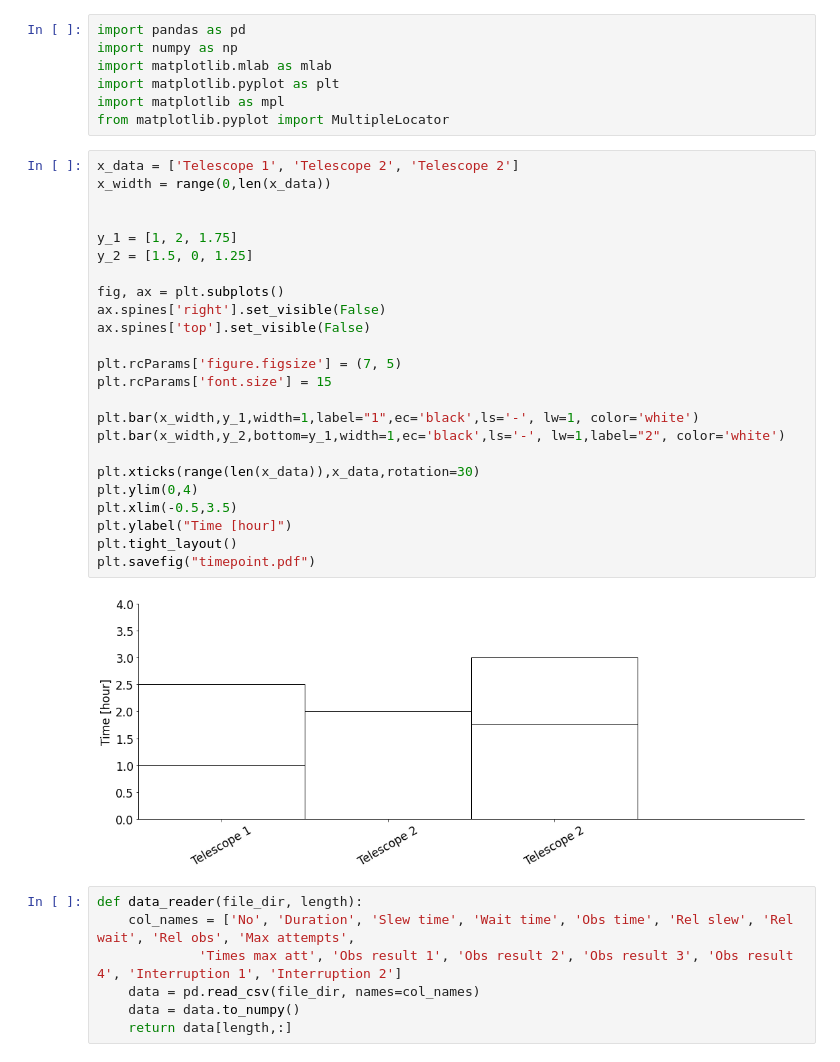
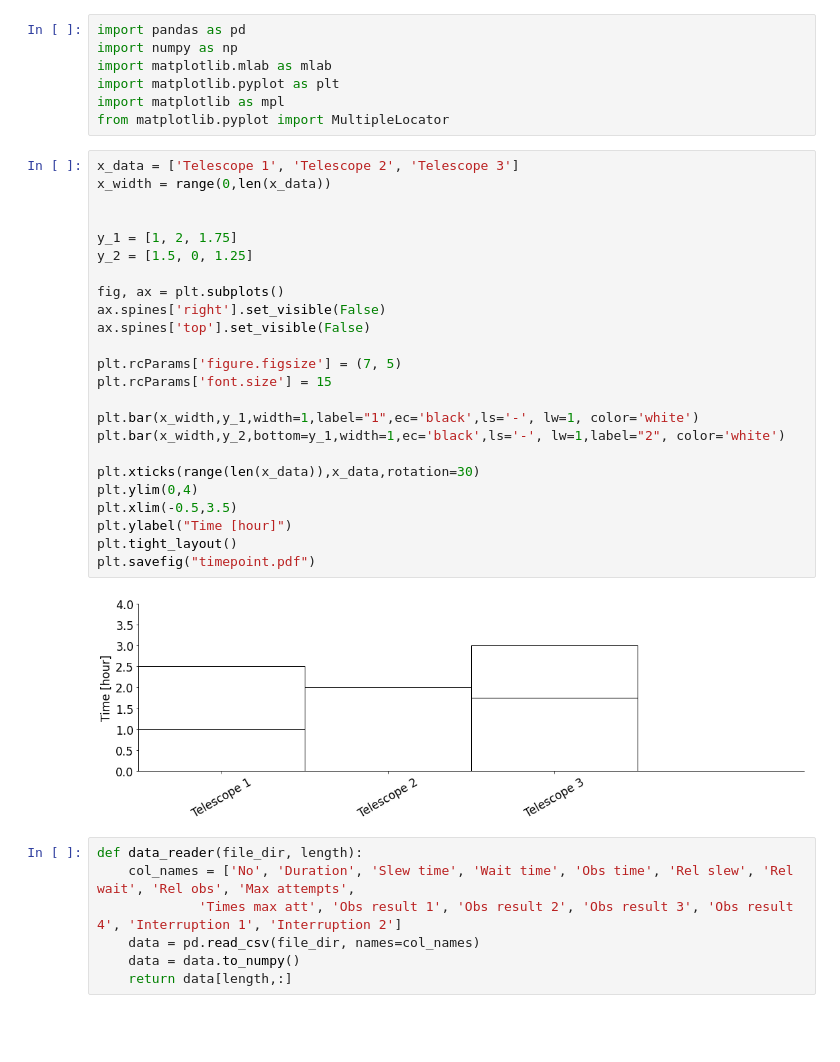
Before and after one commit to UOA-PARC-SKA/radiotelescopescheduling, a Jupyter notebook: ResultVisualization.ipynb, the cells around one changed output. Saved outputs shown, nothing was run; the diff lists cells and outputs as text; blank space fills up the shorter version.

```diff
--- a/ResultVisualization.ipynb
+++ b/ResultVisualization.ipynb
@@ -8,31 +8,31 @@ import matplotlib.pyplot as plt
 import matplotlib as mpl
 from matplotlib.pyplot import MultipleLocator
 # %%
-x_data = ['Telescope 1', 'Telescope 2', 'Telescope 2']
+x_data = ['Telescope 1', 'Telescope 2', 'Telescope 3']
 x_width = range(0,len(x_data))
 
 
 y_1 = [1, 2, 1.75]
 y_2 = [1.5, 0, 1.25]
 
 fig, ax = plt.subplots()
 ax.spines['right'].set_visible(False)
 ax.spines['top'].set_visible(False)
 
 plt.rcParams['figure.figsize'] = (7, 5)
 plt.rcParams['font.size'] = 15
 
 plt.bar(x_width,y_1,width=1,label="1",ec='black',ls='-', lw=1, color='white')
 plt.bar(x_width,y_2,bottom=y_1,width=1,ec='black',ls='-', lw=1,label="2", color='white')
 
 plt.xticks(range(len(x_data)),x_data,rotation=30)
 plt.ylim(0,4)
 plt.xlim(-0.5,3.5)
 plt.ylabel("Time [hour]")
 plt.tight_layout()
 plt.savefig("timepoint.pdf")
 # %% [output]
-[figure, old version]
+[figure, new version]
 # %%
 def data_reader(file_dir, length):
     col_names = ['No', 'Duration', 'Slew time', 'Wait time', 'Obs time', 'Rel slew', 'Rel wait', 'Rel obs', 'Max attempts',
```
Also changed, not shown: parts of 60 cells of this notebook, 23 other files.
